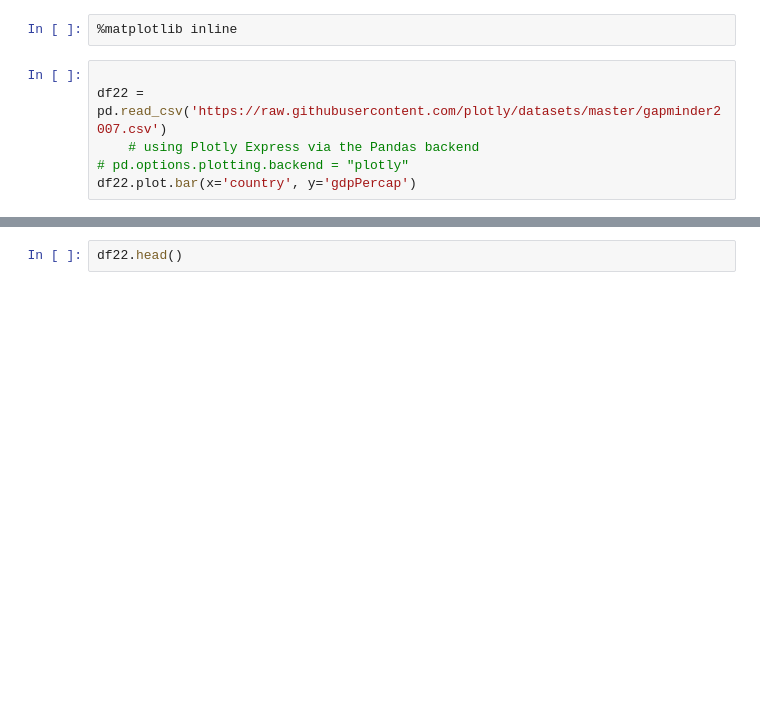
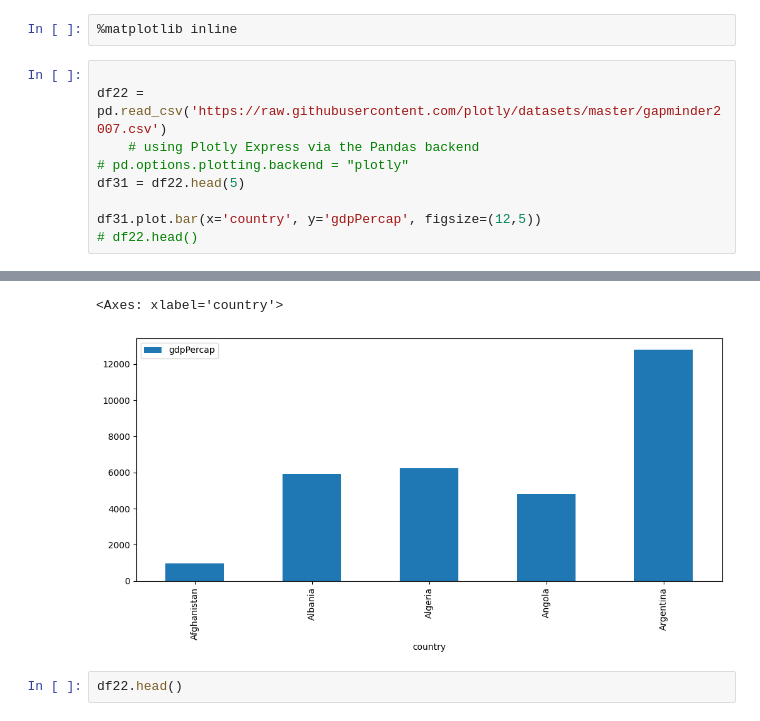
Before and after one commit to shivakumar-aitharaju/Python_Libraries, a Jupyter notebook: Plotly and Cufflinks/Plotly and Cufflinks.ipynb, the cells around one changed output, grey strips where cells are left out. Drawn from its saved outputs; the diff is of its cells as text; blank space fills up the shorter version.

```diff
--- a/Plotly and Cufflinks/Plotly and Cufflinks.ipynb
+++ b/Plotly and Cufflinks/Plotly and Cufflinks.ipynb
@@ -97,5 +97,8 @@ df.iplot(kind='hist')
 df22 = pd.read_csv('https://raw.githubusercontent.com/plotly/datasets/master/gapminder2007.csv')
     # using Plotly Express via the Pandas backend
 # pd.options.plotting.backend = "plotly"
-df22.plot.bar(x='country', y='gdpPercap')
+df31 = df22.head(5)
+
+df31.plot.bar(x='country', y='gdpPercap', figsize=(12,5))
+# df22.head()
 # %% [output]
@@ -103,3 +105,5 @@ df22.plot.bar(x='country', y='gdpPercap')
+<Axes: xlabel='country'>
+[figure, added]
 # %%
 df22.head()
 # %% [output]
```
Also changed, not shown: parts of 5 cells of this notebook, 9 other files.
